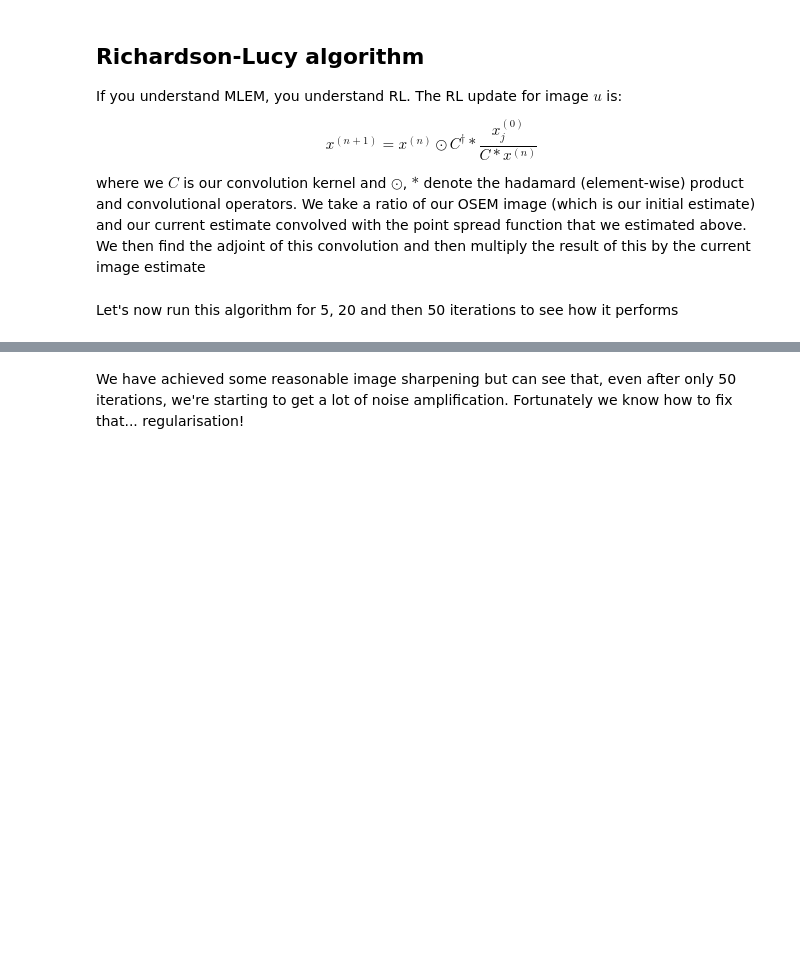
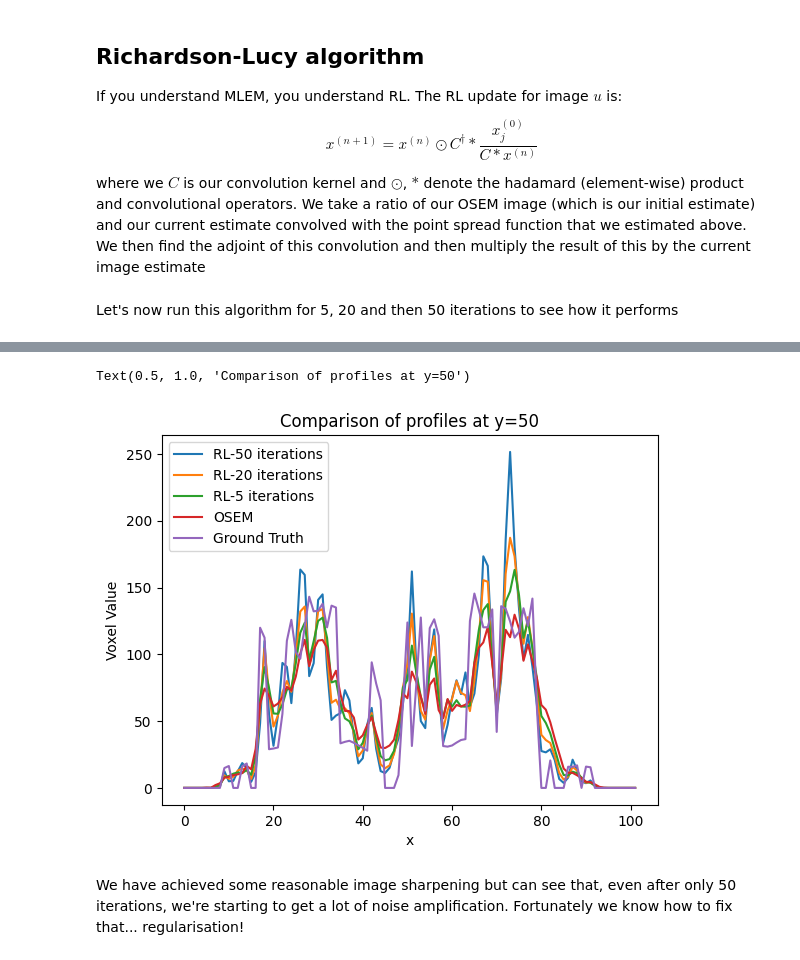
Before and after one commit to MargaretDuff/SIRF-CIL-training-synergistic-, a Jupyter notebook: deconvolution_task.ipynb, the cells around one changed output, grey strips where cells are left out. Saved outputs shown, nothing was run; the diff lists cells and outputs as text; code cells hidden in the pictures; blank space fills up the shorter version.

```diff
--- a/deconvolution_task.ipynb
+++ b/deconvolution_task.ipynb
@@ -159,3 +187,16 @@ plt.ylabel('Objective Function Value')
+# %%
+plt.plot(deconvolved_50iter.as_array()[4][50], label = 'RL-50 iterations')
+plt.plot(deconvolved_20iter.as_array()[4][50], label = 'RL-20 iterations')
+plt.plot(deconvolved_5iter.as_array()[4][50], label = 'RL-5 iterations')
+plt.plot(image_dict['OSEM'].as_array()[4][50], label = 'OSEM')
+plt.plot(image_dict['PET'].as_array()[4][50], label = 'Ground Truth')
+plt.legend()
+plt.xlabel('x')
+plt.ylabel('Voxel Value')
+plt.title('Comparison of profiles at y=50')
+# %% [output]
+Text(0.5, 1.0, 'Comparison of profiles at y=50')
+[figure, added]
 # %% [markdown]
 We have achieved some reasonable image sharpening but can see that, even after only 50 iterations, we're starting to get a lot of noise amplification. Fortunately we know how to fix that... regularisation!
 # %% [markdown]
```
Also changed, not shown: parts of 17 cells of this notebook, 9 other files.
